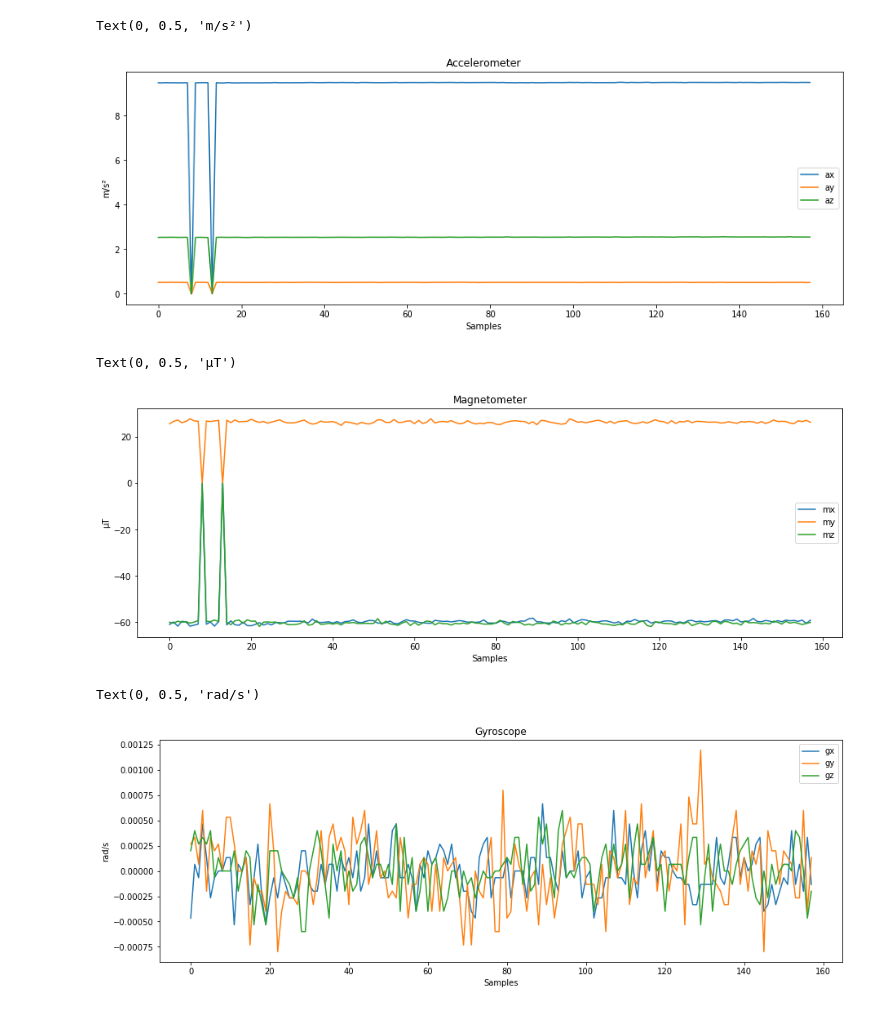
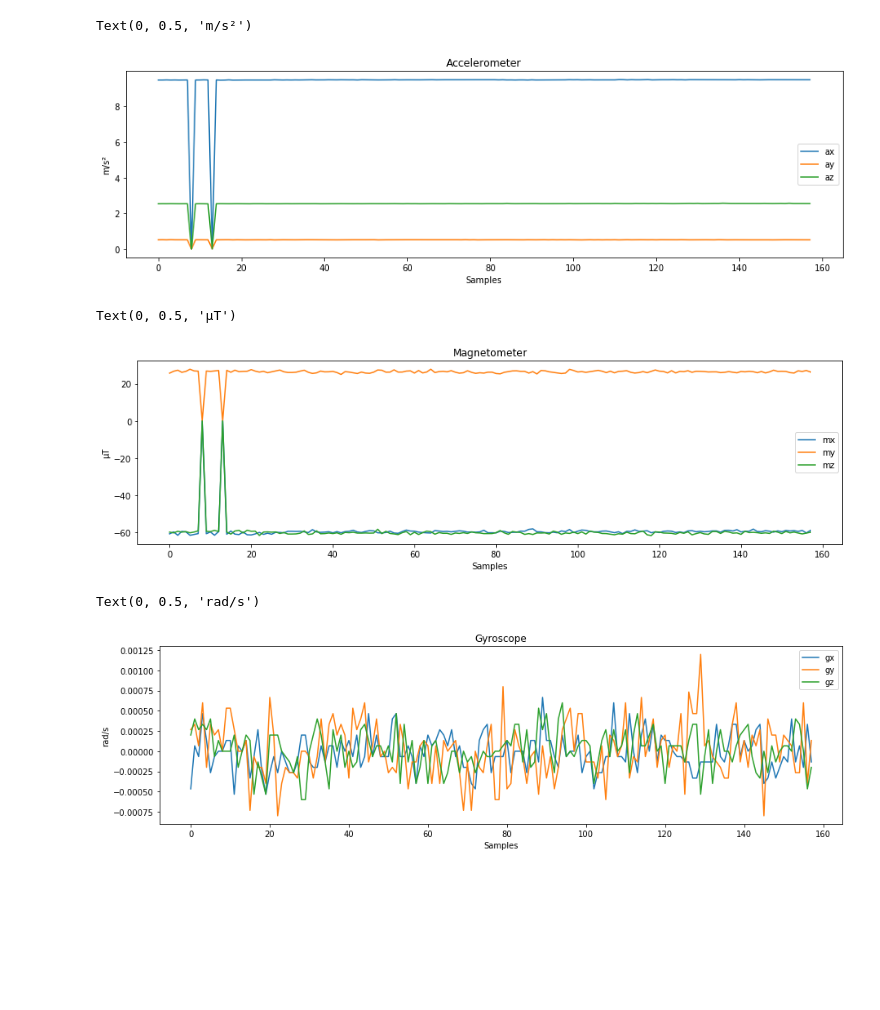
Before and after one commit to mattiasahle/DT373B_Internet_of_Things_Systems_Design, a Jupyter notebook: lab4/sensor-data.ipynb, the cells around one changed output. Cells and saved outputs as stored; diff of their text form; code cells hidden in the pictures; blank space fills up the shorter version.

```diff
--- a/lab4/sensor-data.ipynb
+++ b/lab4/sensor-data.ipynb
@@ -32,23 +32,23 @@ df_acc = df_acc1.append(df_acc2, ignore_index=True).append(df_acc3, ignore_index
 df_mag = df_mag1.append(df_mag2, ignore_index=True).append(df_mag3, ignore_index=True)
 df_gyr = df_gyr1.append(df_gyr2, ignore_index=True).append(df_gyr3, ignore_index=True)
 # %%
-plot = df_acc.plot(figsize=(15,5), title='Accelerometer')
+plot = df_acc.plot(figsize=(15,4), title='Accelerometer')
 plot.set_xlabel('Samples')
 plot.set_ylabel('m/s²')
 # %% [output]
 Text(0, 0.5, 'm/s²')
-[figure, old version]
+[figure, new version]
 # %%
-plot = df_mag.plot(figsize=(15,5), title='Magnetometer')
+plot = df_mag.plot(figsize=(15,4), title='Magnetometer')
 plot.set_xlabel('Samples')
 plot.set_ylabel('μT')
 # %% [output]
 Text(0, 0.5, 'μT')
-[figure, old version]
+[figure, new version]
 # %%
-plot = df_gyr.plot(figsize=(15,5), title='Gyroscope')
+plot = df_gyr.plot(figsize=(15,4), title='Gyroscope')
 plot.set_xlabel('Samples')
 plot.set_ylabel('rad/s')
 # %% [output]
 Text(0, 0.5, 'rad/s')
-[figure, old version]
+[figure, new version]
```
